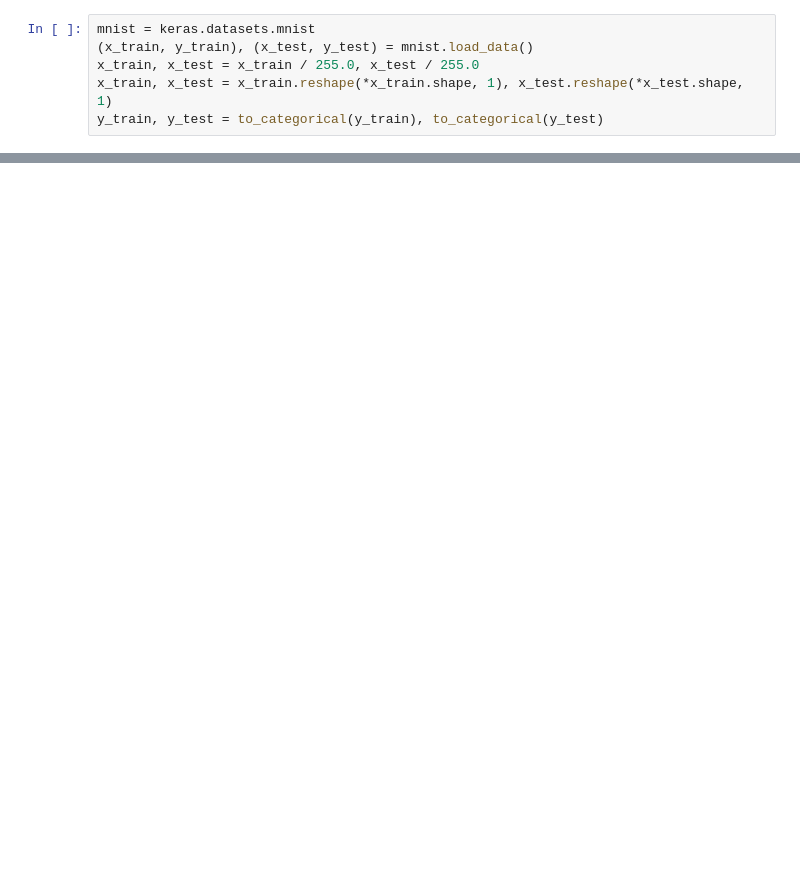
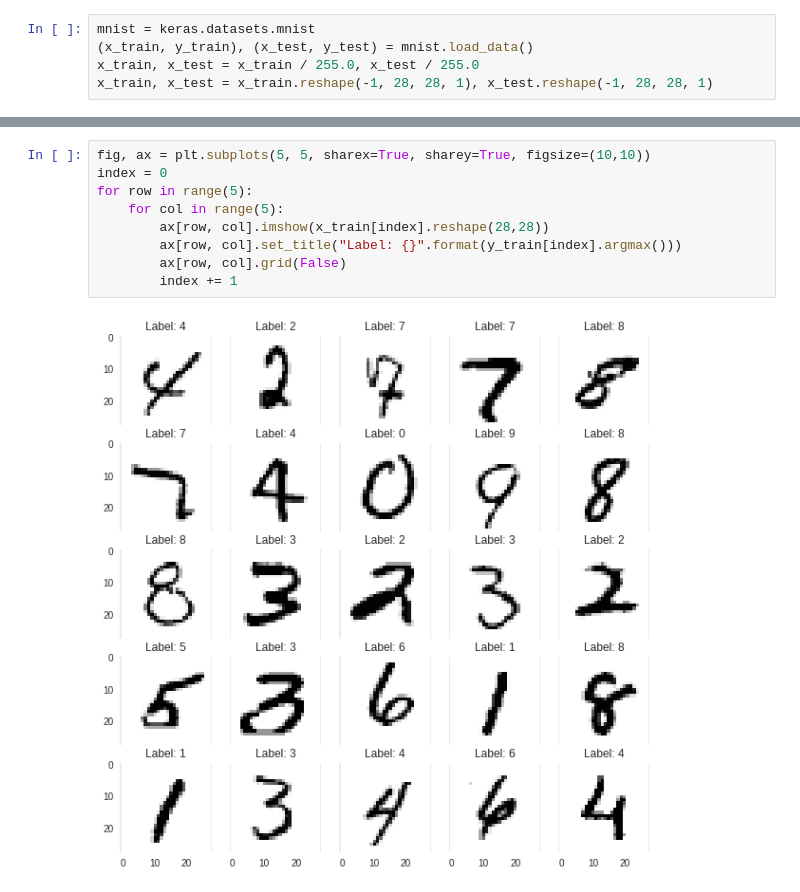
Before and after one commit to Juniorlimaivd/redes-neurais-cin, a Jupyter notebook: miniprojeto2/mnist_cnn.ipynb, the cells around one changed output, grey strips where cells are left out. Saved outputs shown, nothing was run; the diff lists cells and outputs as text; blank space fills up the shorter version.

```diff
--- a/miniprojeto2/mnist_cnn.ipynb
+++ b/miniprojeto2/mnist_cnn.ipynb
@@ -14,5 +33,4 @@ from sklearn.metrics import confusion_matrix
 mnist = keras.datasets.mnist
 (x_train, y_train), (x_test, y_test) = mnist.load_data()
 x_train, x_test = x_train / 255.0, x_test / 255.0
-x_train, x_test = x_train.reshape(*x_train.shape, 1), x_test.reshape(*x_test.shape, 1)
-y_train, y_test = to_categorical(y_train), to_categorical(y_test)
+x_train, x_test = x_train.reshape(-1, 28, 28, 1), x_test.reshape(-1, 28, 28, 1)
@@ -29,0 +60,11 @@ for i in range(25):
+# %%
+fig, ax = plt.subplots(5, 5, sharex=True, sharey=True, figsize=(10,10))
+index = 0
+for row in range(5):
+    for col in range(5):
+        ax[row, col].imshow(x_train[index].reshape(28,28))
+        ax[row, col].set_title("Label: {}".format(y_train[index].argmax()))
+        ax[row, col].grid(False)
+        index += 1
+# %% [output]
+[figure, added]
```
Also changed, not shown: parts of 30 cells of this notebook.
